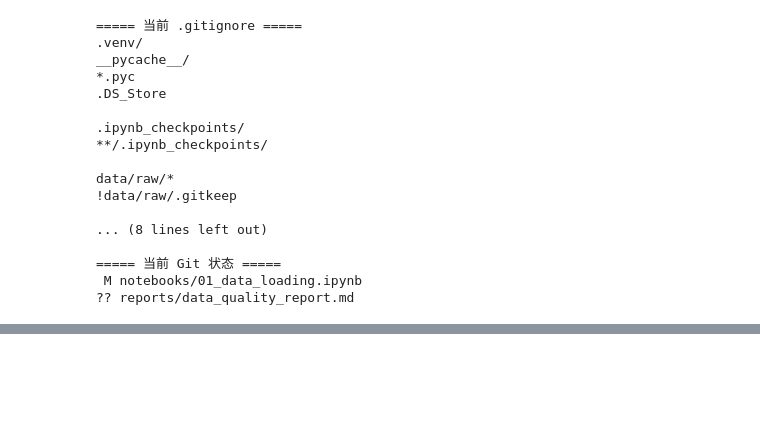
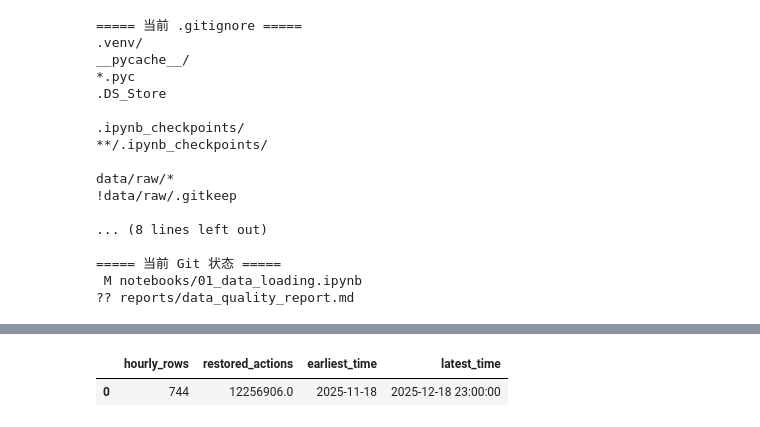
Before and after one commit to nyx0109-collab/user-behavior-analysis, a Jupyter notebook: notebooks/01_data_loading.ipynb, the cells around one changed output, grey strips where cells are left out. Drawn from its saved outputs; the diff is of its cells as text; code cells hidden in the pictures; blank space fills up the shorter version.

```diff
--- a/notebooks/01_data_loading.ipynb
+++ b/notebooks/01_data_loading.ipynb
@@ -1243,0 +1511,95 @@ data/raw/*
+# %%
+# 创建小时级时间维度中间表
+con.execute(f"""
+CREATE OR REPLACE TABLE time_summary AS
+SELECT
+    time,
+
+    CAST(time AS DATE) AS action_date,
+
+    CAST(
+        DATE_TRUNC('week', time)
+        AS DATE
+    ) AS week_start,
+
+    EXTRACT(HOUR FROM time)
+        AS hour_of_day,
+
+    EXTRACT(DOW FROM time)
+        AS day_of_week,
+
+    CASE
+        WHEN EXTRACT(DOW FROM time) IN (0, 6)
+        THEN TRUE
+        ELSE FALSE
+    END AS is_weekend,
+
+    COUNT(*) AS total_actions,
+
+    COUNT(*) FILTER (
+        WHERE behavior_type = 1
+    ) AS view_count,
+
+    COUNT(*) FILTER (
+        WHERE behavior_type = 2
+    ) AS favorite_count,
+
+    COUNT(*) FILTER (
+        WHERE behavior_type = 3
+    ) AS cart_count,
+
+    COUNT(*) FILTER (
+        WHERE behavior_type = 4
+    ) AS purchase_count,
+
+    COUNT(DISTINCT user_id)
+        AS active_users,
+
+    COUNT(DISTINCT item_id)
+        AS active_items,
+
+    ROUND(
+        100.0
+        * COUNT(*) FILTER (
+            WHERE behavior_type = 4
+        )
+        / COUNT(*),
+        4
+    ) AS purchase_action_pct
+
+FROM read_parquet('{parquet_sql_path}')
+
+GROUP BY time
+""")
+
+# 为时间建立唯一索引
+con.execute("""
+CREATE UNIQUE INDEX IF NOT EXISTS
+idx_time_summary_time
+ON time_summary(time)
+""")
+
+# 校验时间表
+time_validation = con.execute("""
+SELECT
+    COUNT(*) AS hourly_rows,
+    SUM(total_actions) AS restored_actions,
+    MIN(time) AS earliest_time,
+    MAX(time) AS latest_time
+FROM time_summary
+""").fetchdf()
+
+# 查看行为量最高的10个小时
+top_hours = con.execute("""
+SELECT *
+FROM time_summary
+ORDER BY total_actions DESC
+LIMIT 10
+""").fetchdf()
+
+print("===== 时间中间表校验 =====")
+display(time_validation)
+
+print("\n===== 行为量最高的10个小时 =====")
+display(top_hours)
+# %% [output]
@@ -1243,0 +1607,2 @@ data/raw/*
+|  | hourly_rows | restored_actions | earliest_time | latest_time |
+| 0 | 744 | 12256906.0 | 2025-11-18 | 2025-12-18 23:00:00 |
```
Also changed, not shown: parts of 14 cells of this notebook, 2 other files.
